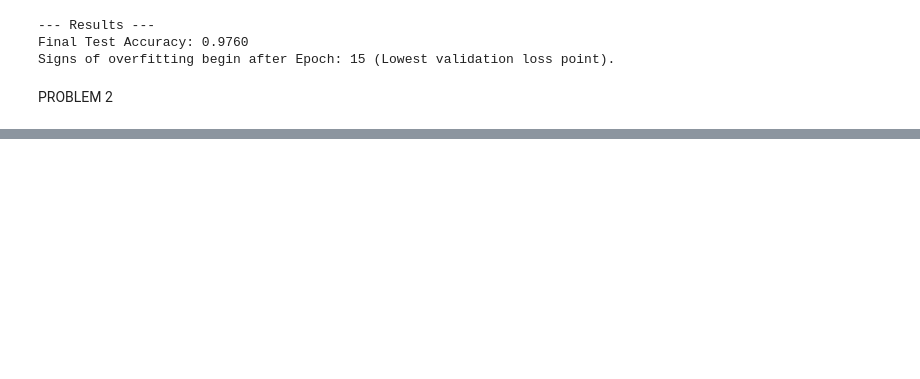
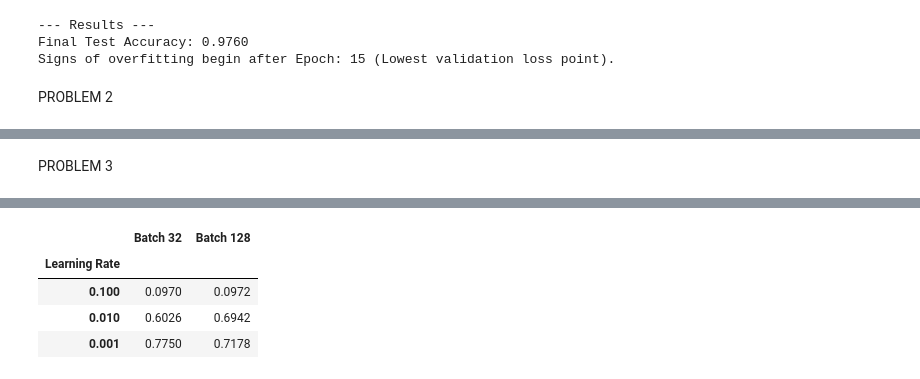
Before and after one commit to Zenhub-25/CNN-FROM-SCRATCH, a Jupyter notebook: CNN_LAB.ipynb, the cells around one changed output, grey strips where cells are left out. Saved outputs shown, nothing was run; the diff lists cells and outputs as text; code cells hidden in the pictures; blank space fills up the shorter version.

```diff
--- a/CNN_LAB.ipynb
+++ b/CNN_LAB.ipynb
@@ -571,0 +577,72 @@ Training with SGD Momentum (lr=0.01, mom=0.9)...
+# %% [markdown]
+PROBLEM 3
+# %%
+import tensorflow as tf
+from tensorflow.keras import layers, models, optimizers
+import pandas as pd
+import numpy as np
+import random
+import os
+
+# 1. Define the set_seeds function locally so it is always available
+def set_seeds(seed=42):
+    os.environ['PYTHONHASHSEED'] = str(seed)
+    random.seed(seed)
+    np.random.seed(seed)
+    tf.random.set_seed(seed)
+
+set_seeds()
+
+# 2. Safety Net: Ensure CIFAR-10 data is loaded (in case runtime restarted)
+(cifar_x_train, cifar_y_train), _ = tf.keras.datasets.cifar10.load_data()
+x_train_cifar = cifar_x_train.astype('float32') / 255.0
+y_train_cifar = tf.keras.utils.to_categorical(cifar_y_train, 10)
+
+# 3. Reusable function for the Custom CIFAR-10 CNN (Task 2)
+def build_custom_cifar_cnn():
+    model = models.Sequential([
+        layers.Conv2D(32, (3, 3), padding='same', activation='relu', input_shape=(32, 32, 3)),
+        layers.BatchNormalization(),
+        layers.MaxPooling2D((2, 2)),
+
+        layers.Conv2D(64, (3, 3), padding='same', activation='relu'),
+        layers.BatchNormalization(),
+        layers.MaxPooling2D((2, 2)),
+
+        layers.Conv2D(128, (3, 3), padding='same', activation='relu'),
+        layers.BatchNormalization(),
+        layers.MaxPooling2D((2, 2)),
+
+        layers.Flatten(),
+        layers.Dense(256, activation='relu'),
+        layers.Dropout(0.5),
+        layers.Dense(10, activation='softmax')
+    ])
+    return model
+
+# 4. Execute the Grid Search
+learning_rates = [0.1, 0.01, 0.001]
+batch_sizes = [32, 128]
+results = []
+
+for lr in learning_rates:
+    row = {'Learning Rate': lr}
+    for bs in batch_sizes:
+        print(f"Training LR={lr}, Batch={bs}...")
+        model = build_custom_cifar_cnn()
+        model.compile(optimizer=optimizers.Adam(learning_rate=lr),
+                      loss='categorical_crossentropy', metrics=['accuracy'])
+
+        history = model.fit(x_train_cifar, y_train_cifar, epochs=10,
+                            batch_size=bs, validation_split=0.1, verbose=0)
+
+        # Record final validation accuracy
+        final_val_acc = history.history['val_accuracy'][-1]
+        row[f'Batch {bs}'] = round(final_val_acc, 4)
+    results.append(row)
+
+# 5. Display as 3x2 Table using Pandas
+df_results = pd.DataFrame(results).set_index('Learning Rate')
+print("\n--- Hyperparameter Grid Search Results (Validation Accuracy) ---")
+display(df_results)
+# %% [output]
@@ -571,0 +657,5 @@ Training with SGD Momentum (lr=0.01, mom=0.9)...
+|  | Batch 32 | Batch 128 |
+| Learning Rate |  |  |
+| 0.100 | 0.0970 | 0.0972 |
+| 0.010 | 0.6026 | 0.6942 |
+| 0.001 | 0.7750 | 0.7178 |
```
Also changed, not shown: parts of 6 cells of this notebook.
